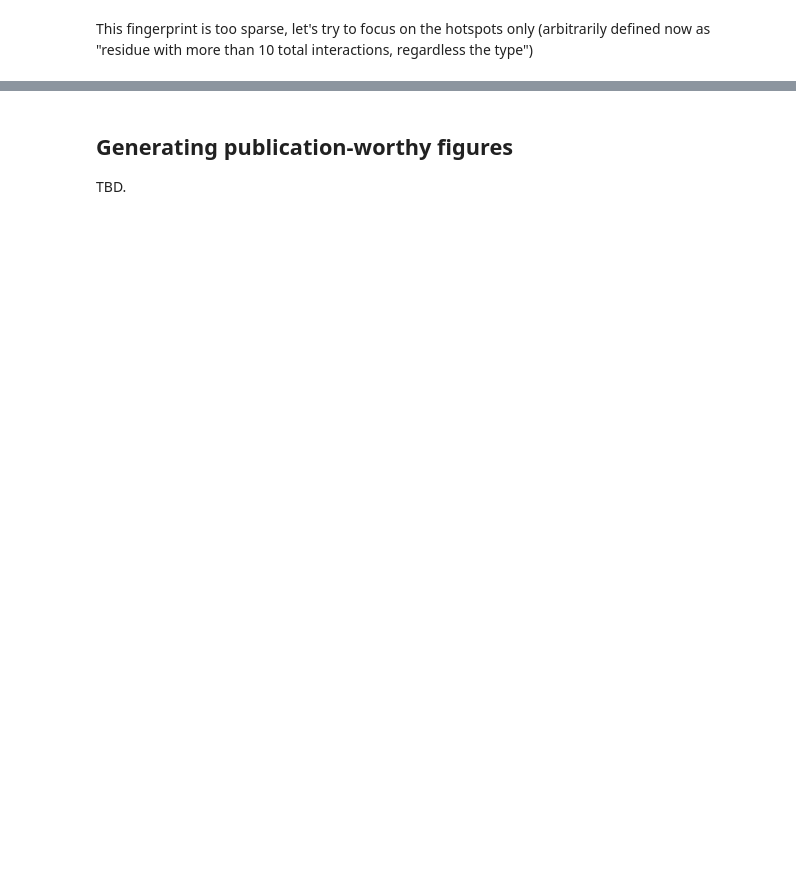
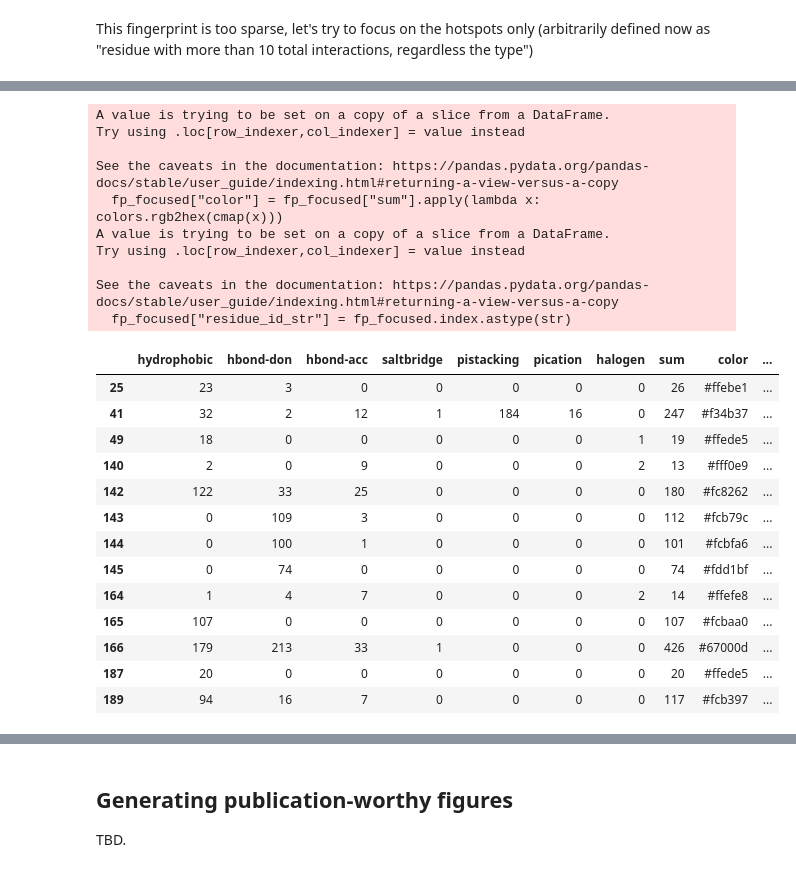
Before and after one commit to volkamerlab/plipify, a Jupyter notebook: projects/01/fragalysis.ipynb, the cells around one changed output, grey strips where cells are left out. Cells and saved outputs as stored; diff of their text form; code cells hidden in the pictures; blank space fills up the shorter version.

```diff
--- a/projects/01/fragalysis.ipynb
+++ b/projects/01/fragalysis.ipynb
@@ -257,0 +333,32 @@ fp_focused.style.background_gradient(axis=None, cmap="YlGnBu")
+# %%
+# Get residue-color map
+# NGLview needs color as hex code
+fp_focused["color"] = fp_focused["sum"].apply(lambda x: colors.rgb2hex(cmap(x)))
+# NGLview needs residue IDs as str
+fp_focused["residue_id_str"] = fp_focused.index.astype(str)
+fp_focused
+# %% [output]
+A value is trying to be set on a copy of a slice from a DataFrame.
+Try using .loc[row_indexer,col_indexer] = value instead
+
+See the caveats in the documentation: https://pandas.pydata.org/pandas-docs/stable/user_guide/indexing.html#returning-a-view-versus-a-copy
+  fp_focused["color"] = fp_focused["sum"].apply(lambda x: colors.rgb2hex(cmap(x)))
+A value is trying to be set on a copy of a slice from a DataFrame.
+Try using .loc[row_indexer,col_indexer] = value instead
+
+See the caveats in the documentation: https://pandas.pydata.org/pandas-docs/stable/user_guide/indexing.html#returning-a-view-versus-a-copy
+  fp_focused["residue_id_str"] = fp_focused.index.astype(str)
+|  | hydrophobic | hbond-don | hbond-acc | saltbridge | pistacking | pication | halogen | sum | color | ... |
+| 25 | 23 | 3 | 0 | 0 | 0 | 0 | 0 | 26 | #ffebe1 | ... |
+| 41 | 32 | 2 | 12 | 1 | 184 | 16 | 0 | 247 | #f34b37 | ... |
+| 49 | 18 | 0 | 0 | 0 | 0 | 0 | 1 | 19 | #ffede5 | ... |
+| 140 | 2 | 0 | 9 | 0 | 0 | 0 | 2 | 13 | #fff0e9 | ... |
+| 142 | 122 | 33 | 25 | 0 | 0 | 0 | 0 | 180 | #fc8262 | ... |
+| 143 | 0 | 109 | 3 | 0 | 0 | 0 | 0 | 112 | #fcb79c | ... |
+| 144 | 0 | 100 | 1 | 0 | 0 | 0 | 0 | 101 | #fcbfa6 | ... |
+| 145 | 0 | 74 | 0 | 0 | 0 | 0 | 0 | 74 | #fdd1bf | ... |
+| 164 | 1 | 4 | 7 | 0 | 0 | 0 | 2 | 14 | #ffefe8 | ... |
+| 165 | 107 | 0 | 0 | 0 | 0 | 0 | 0 | 107 | #fcbaa0 | ... |
+| 166 | 179 | 213 | 33 | 1 | 0 | 0 | 0 | 426 | #67000d | ... |
+| 187 | 20 | 0 | 0 | 0 | 0 | 0 | 0 | 20 | #ffede5 | ... |
+| 189 | 94 | 16 | 7 | 0 | 0 | 0 | 0 | 117 | #fcb397 | ... |
```
Also changed, not shown: parts of 15 cells of this notebook.
